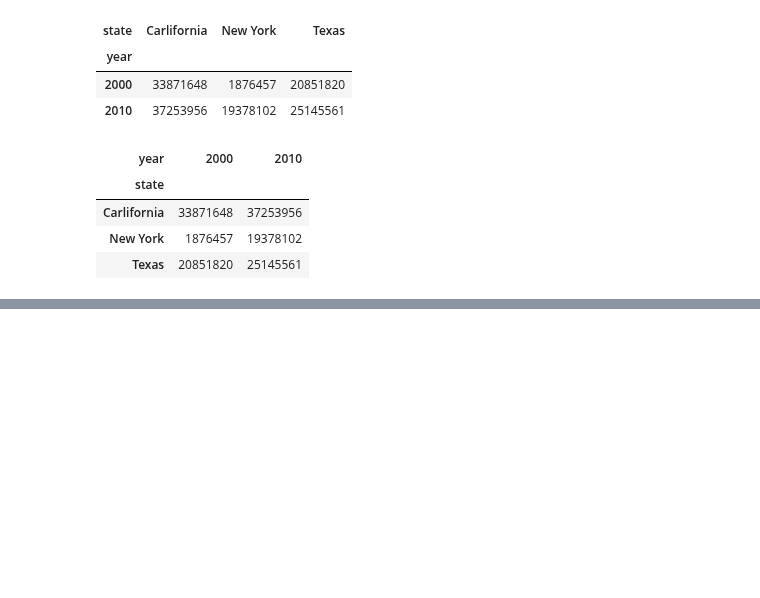
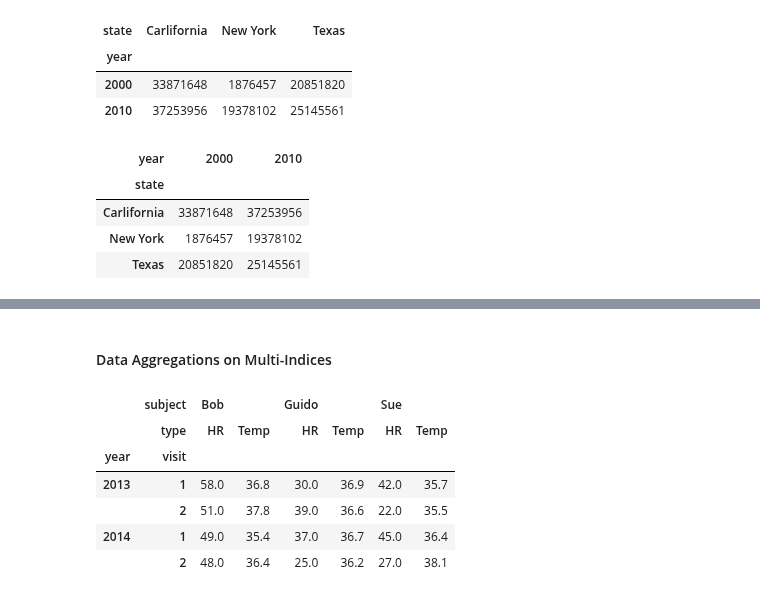
Before and after one commit to OxwardInc/Industrial-Training, a Jupyter notebook: Assignment/Week 16/pandas book.ipynb, the cells around one changed output, grey strips where cells are left out. Drawn from its saved outputs; the diff is of its cells as text; code cells hidden in the pictures; blank space fills up the shorter version.

```diff
--- a/Assignment/Week 16/pandas book.ipynb
+++ b/Assignment/Week 16/pandas book.ipynb
@@ -1360,0 +1395,12 @@ pop.unstack(level=1)
+# %% [markdown]
+#### Data Aggregations on Multi-Indices
+# %%
+health_data
+# %% [output]
+|  | subject | Bob |  | Guido |  | Sue |  |
+|  | type | HR | Temp | HR | Temp | HR | Temp |
+| year | visit |  |  |  |  |  |  |
+| 2013 | 1 | 58.0 | 36.8 | 30.0 | 36.9 | 42.0 | 35.7 |
+|  | 2 | 51.0 | 37.8 | 39.0 | 36.6 | 22.0 | 35.5 |
+| 2014 | 1 | 49.0 | 35.4 | 37.0 | 36.7 | 45.0 | 36.4 |
+|  | 2 | 48.0 | 36.4 | 25.0 | 36.2 | 27.0 | 38.1 |
```
Also changed, not shown: parts of 33 cells of this notebook.
